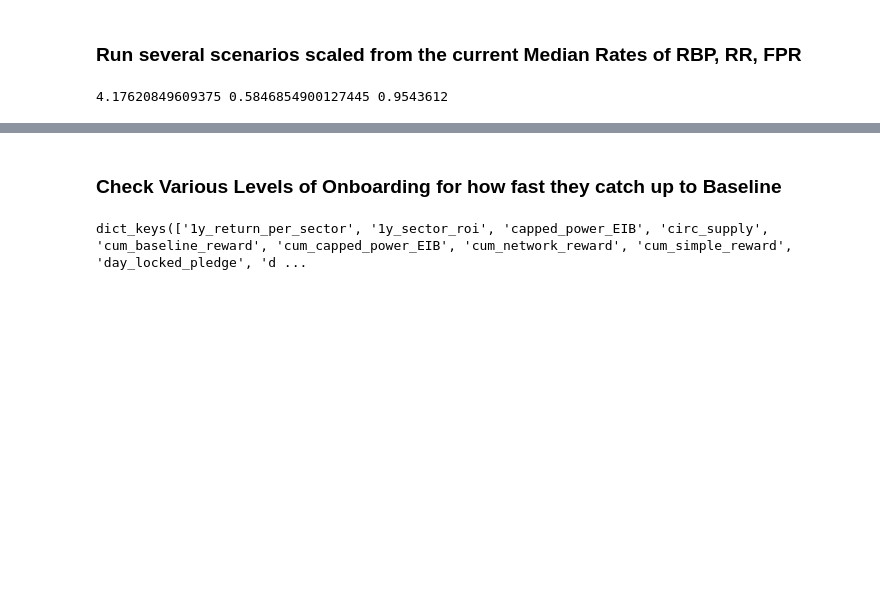
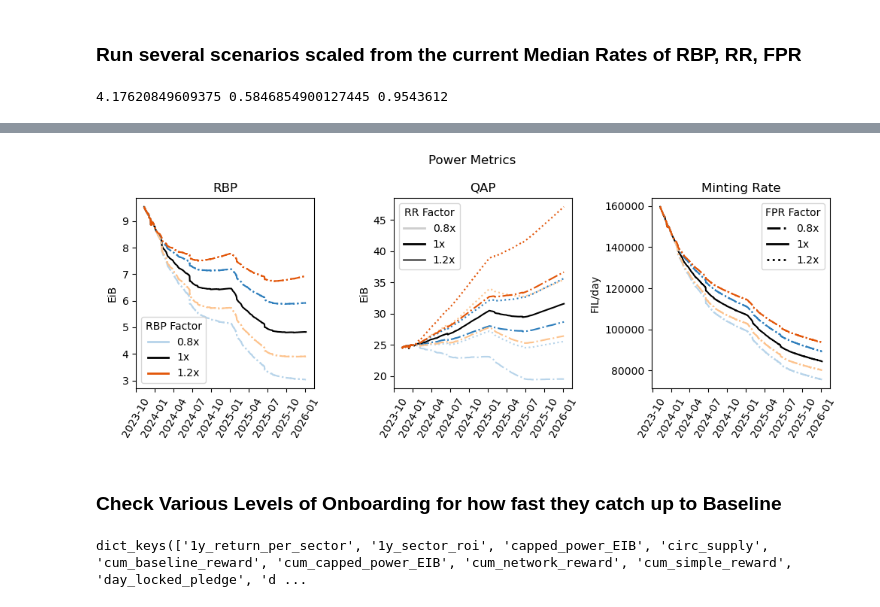
Before and after one commit to CELtd/cel, a Jupyter notebook: notebooks/baseline_crossing/01_2024_filecoin_forecasts.ipynb, the cells around one changed output, grey strips where cells are left out. Saved outputs shown, nothing was run; the diff lists cells and outputs as text; code cells hidden in the pictures; blank space fills up the shorter version.

Commit message:
adding power plots for scenarios

```diff
--- a/notebooks/baseline_crossing/01_2024_filecoin_forecasts.ipynb
+++ b/notebooks/baseline_crossing/01_2024_filecoin_forecasts.ipynb
@@ -367,17 +371,41 @@ No artists with labels found to put in legend.  Note that artists whose label st
 # %% [markdown]
 ### Run several scenarios scaled from the current Median Rates of RBP, RR, FPR
 # %%
-mcmc_median_rbp = np.median(historical_rb)
-mcmc_median_rr = np.median(historical_rr)
-mcmc_median_fpr = np.median(historical_fpr)
+hist_median_rbp = np.median(historical_rb)
+hist_median_rr = np.median(historical_rr)
+hist_median_fpr = np.median(historical_fpr)
 
-print(mcmc_median_rbp, mcmc_median_rr, mcmc_median_fpr)
+print(hist_median_rbp, hist_median_rr, hist_median_fpr)
 # %% [output]
 4.17620849609375 0.5846854900127445 0.9543612
 # %%
-rbp_factors = [0.8, 1, 1.2]
-rr_factors = [0.8, 1, 1.2]
-fpr_factors = [0.8, 1, 1.2]
+rbp_factors = [0.8, 1.2]
+rr_factors = [0.8, 1.2]
+fpr_factors = [0.8, 1.2]
 
 sim_configs = list(itertools.product(rbp_factors, rr_factors, fpr_factors))
-print(sim_configs)
+sim_configs.insert(0, (1,1,1))
+
+lock_target = 0.3
+sector_duration = 365
+
+simconfig2results = {}
+for sim_config in sim_configs:
+    rbp_factor, rr_factor, fpr_factor = sim_config
+    rbp_vec = jnp.ones(forecast_length) * hist_median_rbp * rbp_factor
+    rr_vec = jnp.ones(forecast_length) * hist_median_rr * rr_factor
+    fpr_vec = jnp.ones(forecast_length) * hist_median_fpr * fpr_factor
+
+    simulation_results = sim.run_sim(
+        rbp_vec,
+        rr_vec,
+        fpr_vec,
+        lock_target,
+
+        start_date,
+        current_date,
+        forecast_length,
+        sector_duration,
+        offline_data
+    )
+    simconfig2results[sim_config] = simulation_results
@@ -408,3 +536,7 @@ for ii in tqdm(range(num_samples_mcmc*num_chains_mcmc)):
+# %%
+plot_power_scenarios()
+# %% [output]
+[figure, added]
 # %% [markdown]
 ### Check Various Levels of Onboarding for how fast they catch up to Baseline
 # %%
```
Also changed, not shown: parts of 8 cells of this notebook.
